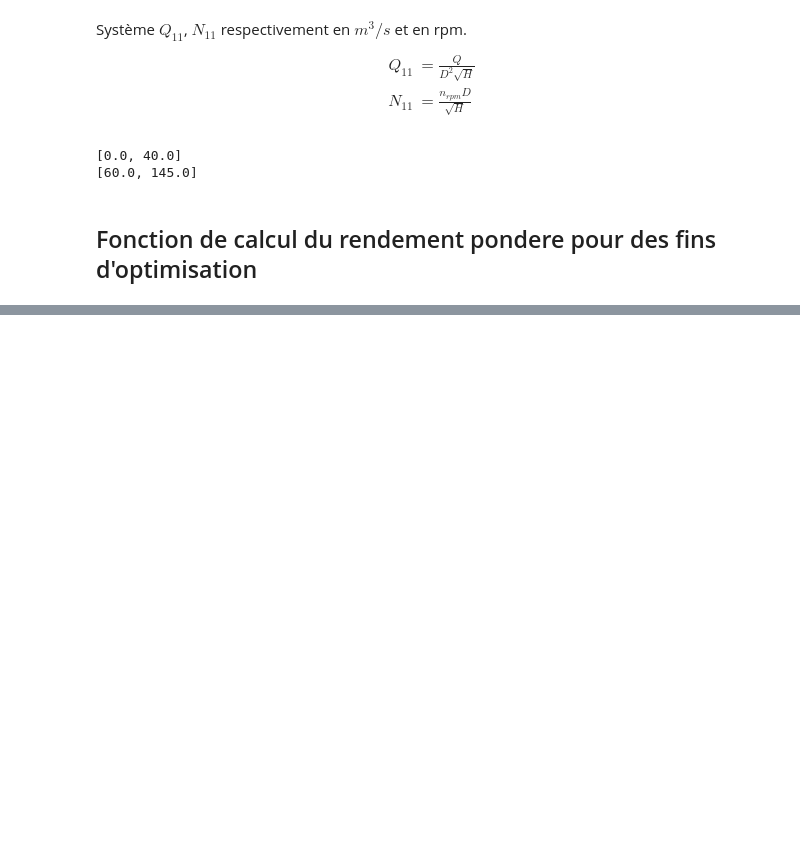
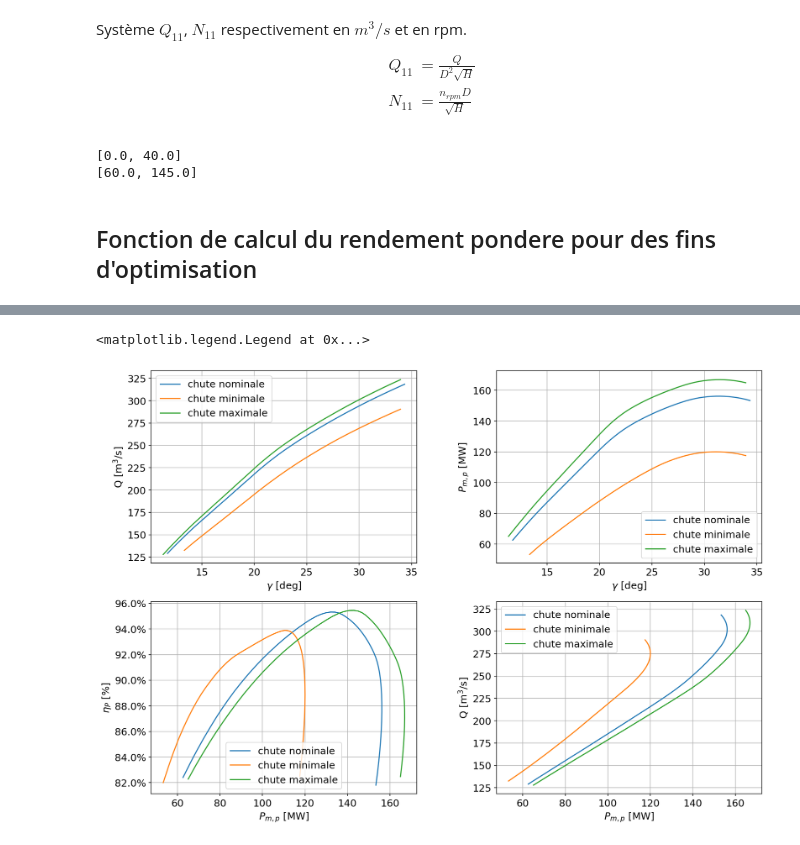
Before and after one commit to sanjosem/ENR855_projet, a Jupyter notebook: 03-optim-turbine/optim_turbine.ipynb, the cells around one changed output, grey strips where cells are left out. Drawn from its saved outputs; the diff is of its cells as text; code cells hidden in the pictures; blank space fills up the shorter version.

```diff
--- a/03-optim-turbine/optim_turbine.ipynb
+++ b/03-optim-turbine/optim_turbine.ipynb
@@ -300,0 +330,4 @@ Depassement decentrement: 2.84 m
+# %%
+n11_sync_check_min,_,gamma_pc_Hmin,Q_pc_Hmin,eta_P_pc_Hmin,P_mp_pc_Hmin = colline_modele.prise_charge(n_rpm_sync*D_opt/np.sqrt(Hmin),D_opt,rho,g,Hmin,nu,npts_intp=100,flag_plot=False,d_eta_maj_pm=d_eta_maj_pm)
+n11_sync_check,_,gamma_pc_nom,Q_pc_nom,eta_P_pc_nom,P_mp_pc_nom = colline_modele.prise_charge(n_rpm_sync*D_opt/np.sqrt(H),D_opt,rho,g,H,nu,npts_intp=100,flag_plot=False,d_eta_maj_pm=d_eta_maj_pm)
+n11_sync_check_max,_,gamma_pc_Hmax,Q_pc_Hmax,eta_P_pc_Hmax,P_mp_pc_Hmax = colline_modele.prise_charge(n_rpm_sync*D_opt/np.sqrt(Hmax),D_opt,rho,g,Hmax,nu,npts_intp=100,flag_plot=False,d_eta_maj_pm=d_eta_maj_pm)
@@ -300,0 +344,43 @@ Depassement decentrement: 2.84 m
+# %%
+# quelques parametres pour l'affichage des figures
+plt.rcParams['font.size']  = 14
+plt.rcParams['figure.dpi'] = 150
+
+fig,ax = plt.subplots(2,2, figsize=(15,10))
+plt.subplots_adjust(hspace=0.2,wspace = 0.3,left = 0.17,right = 0.97,bottom = 0.1,top = 0.93)
+
+ax[0,0].plot(gamma_pc_nom,Q_pc_nom,label='chute nominale')
+ax[0,0].plot(gamma_pc_Hmin,Q_pc_Hmin,label='chute minimale')
+ax[0,0].plot(gamma_pc_Hmax,Q_pc_Hmax,label='chute maximale')
+ax[0,0].set_xlabel(r'$\gamma$ [deg]')
+ax[0,0].set_ylabel(r'Q [m$^3$/s]')
+ax[0,0].grid()
+ax[0,0].legend()
+
+ax[0,1].plot(gamma_pc_nom,P_mp_pc_nom/1.0e6,label='chute nominale')
+ax[0,1].plot(gamma_pc_Hmin,P_mp_pc_Hmin/1.0e6,label='chute minimale')
+ax[0,1].plot(gamma_pc_Hmax,P_mp_pc_Hmax/1.0e6,label='chute maximale')
+ax[0,1].set_xlabel(r'$\gamma$ [deg]')
+ax[0,1].set_ylabel(r'$P_{m,p}$ [MW]')
+ax[0,1].grid()
+ax[0,1].legend()
+
+ax[1,0].plot(P_mp_pc_nom/1.0e6,eta_P_pc_nom,label='chute nominale')
+ax[1,0].plot(P_mp_pc_Hmin/1.0e6,eta_P_pc_Hmin,label='chute minimale')
+ax[1,0].plot(P_mp_pc_Hmax/1.0e6,eta_P_pc_Hmax,label='chute maximale')
+ax[1,0].set_ylabel(r'$\eta_{P}$ [%]')
+ax[1,0].set_xlabel(r'$P_{m,p}$ [MW]')
+ax[1,0].yaxis.set_major_formatter(tck.PercentFormatter(xmax=1.0))
+ax[1,0].grid()
+ax[1,0].legend()
+
+ax[1,1].plot(P_mp_pc_nom/1.0e6,Q_pc_nom,label='chute nominale')
+ax[1,1].plot(P_mp_pc_Hmin/1.0e6,Q_pc_Hmin,label='chute minimale')
+ax[1,1].plot(P_mp_pc_Hmax/1.0e6,Q_pc_Hmax,label='chute maximale')
+ax[1,1].set_ylabel(r'Q [m$^3$/s]')
+ax[1,1].set_xlabel(r'$P_{m,p}$ [MW]')
+ax[1,1].grid()
+ax[1,1].legend()
+# %% [output]
+<matplotlib.legend.Legend at 0x...>
+[figure, added]
```
Also changed, not shown: parts of 7 cells of this notebook.
